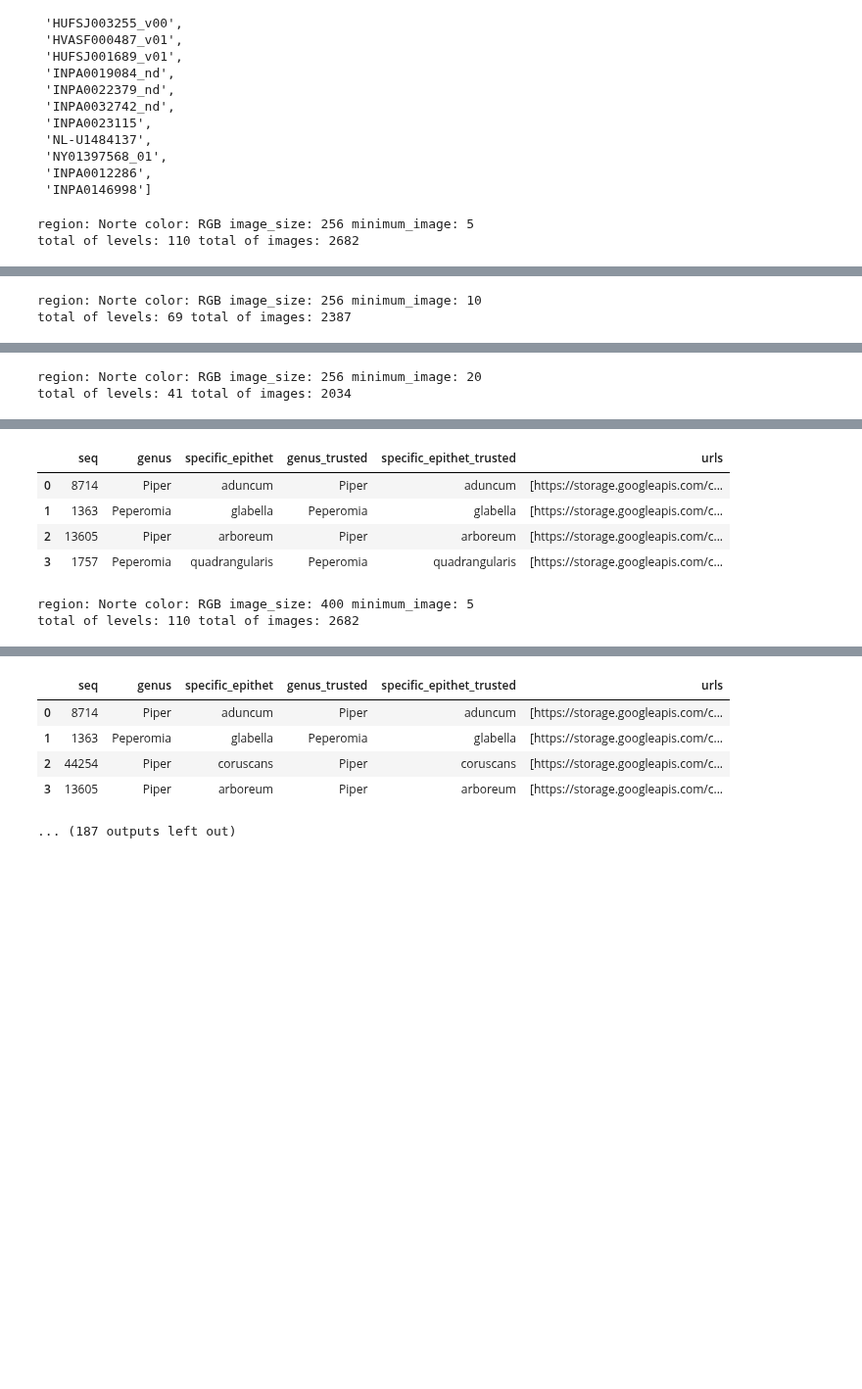
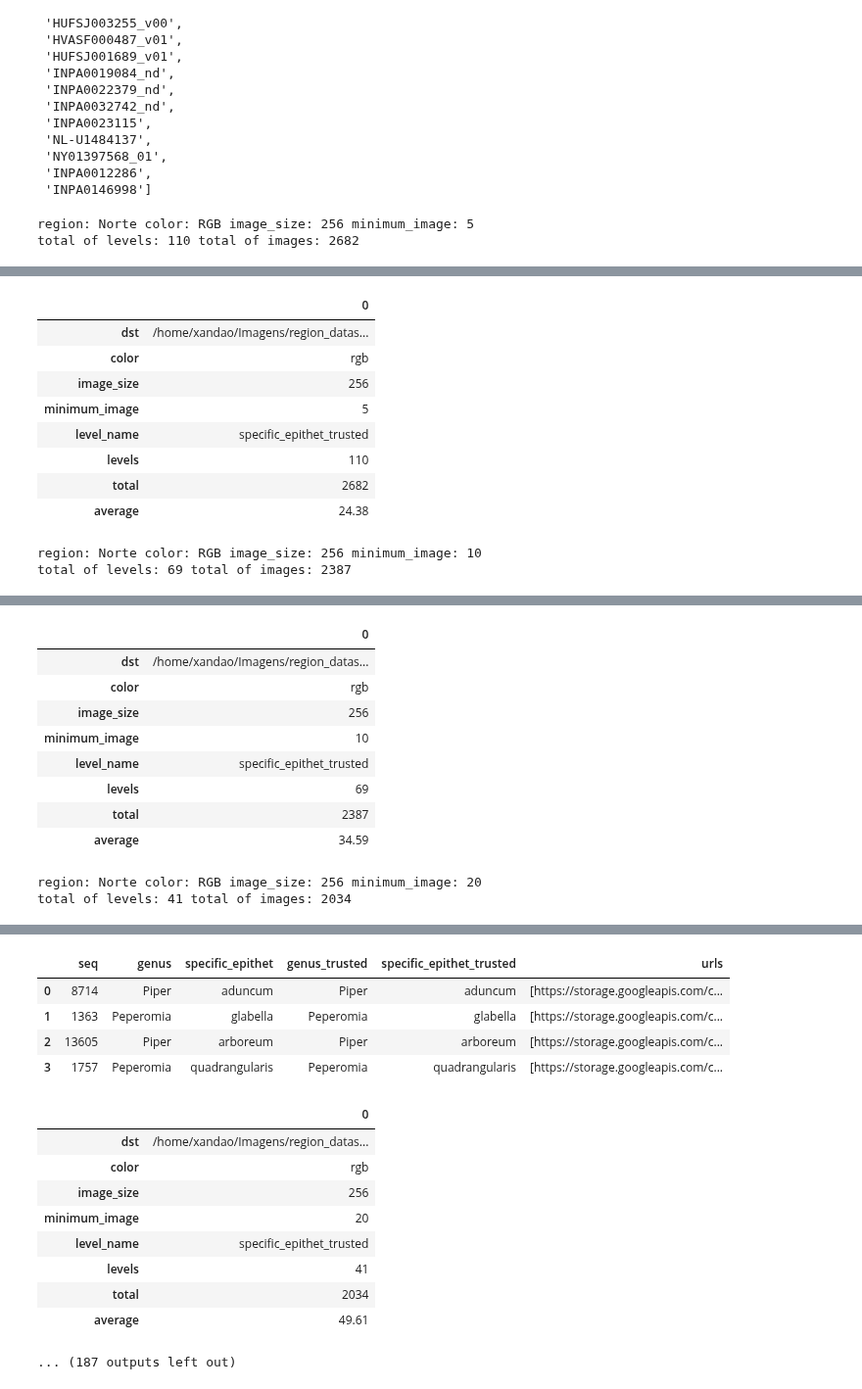
Before and after one commit to xaaaandao/piperaceae-sql, a Jupyter notebook: regions_dataset.ipynb, the cells around one changed output, grey strips where cells are left out. Shown at 98% size. Drawn from its saved outputs; the diff is of its cells as text; code cells hidden in the pictures; blank space fills up the shorter version.

```diff
--- a/regions_dataset.ipynb
+++ b/regions_dataset.ipynb
@@ -118,8 +118,8 @@ for color in list_color:
                         list_path_images_final.append(list_one_image_per_seq)
                         list_seq_final.append(list_seq_one_image)
 
-                copy_images(list_level, list_path_images_final, out)
-                save_metadata(list_count_samples, list_level, list_path_images_final, list_seq_final, out, session)
+                list_f = copy_images(list_level, list_path_images_final, out)
+                save_metadata(color, image_size, level, list_count_samples, list_f, list_level, list_path_images_final, list_seq_final, minimum_image, out, session)
 # %% [output]
 region: Norte color: RGB image_size: 256 minimum_image: 5
 total of levels: 110 total of images: 2682
@@ -133,5 +133,14 @@ total of levels: 110 total of images: 2682
 | 1 | 1363 | Peperomia | glabella | Peperomia | glabella | [https://storage.googleapis.com/c... |
 | 2 | 44254 | Piper | coruscans | Piper | coruscans | [https://storage.googleapis.com/c... |
 | 3 | 13605 | Piper | arboreum | Piper | arboreum | [https://storage.googleapis.com/c... |
+|  | 0 |
+| dst | /home/xandao/Imagens/region_datas... |
+| color | rgb |
+| image_size | 256 |
+| minimum_image | 5 |
+| level_name | specific_epithet_trusted |
+| levels | 110 |
+| total | 2682 |
+| average | 24.38 |
 region: Norte color: RGB image_size: 256 minimum_image: 10
 total of levels: 69 total of images: 2387
@@ -148,2 +151,0 @@ total of levels: 69 total of images: 2387
-region: Norte color: RGB image_size: 256 minimum_image: 20
-total of levels: 41 total of images: 2034
@@ -155,7 +157,11 @@ total of levels: 41 total of images: 2034
-|  | seq | genus | specific_epithet | genus_trusted | specific_epithet_trusted | urls |
-| 0 | 8714 | Piper | aduncum | Piper | aduncum | [https://storage.googleapis.com/c... |
-| 1 | 1363 | Peperomia | glabella | Peperomia | glabella | [https://storage.googleapis.com/c... |
-| 2 | 13605 | Piper | arboreum | Piper | arboreum | [https://storage.googleapis.com/c... |
-| 3 | 1757 | Peperomia | quadrangularis | Peperomia | quadrangularis | [https://storage.googleapis.com/c... |
+|  | 0 |
+| dst | /home/xandao/Imagens/region_datas... |
+| color | rgb |
+| image_size | 256 |
+| minimum_image | 10 |
+| level_name | specific_epithet_trusted |
+| levels | 69 |
+| total | 2387 |
+| average | 34.59 |
-region: Norte color: RGB image_size: 400 minimum_image: 5
-total of levels: 110 total of images: 2682
+region: Norte color: RGB image_size: 256 minimum_image: 20
+total of levels: 41 total of images: 2034
@@ -167,9 +173,18 @@ total of levels: 110 total of images: 2682
 |  | seq | genus | specific_epithet | genus_trusted | specific_epithet_trusted | urls |
 | 0 | 8714 | Piper | aduncum | Piper | aduncum | [https://storage.googleapis.com/c... |
 | 1 | 1363 | Peperomia | glabella | Peperomia | glabella | [https://storage.googleapis.com/c... |
-| 2 | 44254 | Piper | coruscans | Piper | coruscans | [https://storage.googleapis.com/c... |
-| 3 | 13605 | Piper | arboreum | Piper | arboreum | [https://storage.googleapis.com/c... |
+| 2 | 13605 | Piper | arboreum | Piper | arboreum | [https://storage.googleapis.com/c... |
+| 3 | 1757 | Peperomia | quadrangularis | Peperomia | quadrangularis | [https://storage.googleapis.com/c... |
-... (187 outputs left out)
+|  | 0 |
+| dst | /home/xandao/Imagens/region_datas... |
+| color | rgb |
+| image_size | 256 |
+| minimum_image | 20 |
+| level_name | specific_epithet_trusted |
+| levels | 41 |
+| total | 2034 |
+| average | 49.61 |
+... (187 outputs left out)
 # %%
 session.close()
 engine.dispose()
```
Also changed, not shown: parts of 2 cells of this notebook, 3 other files.
